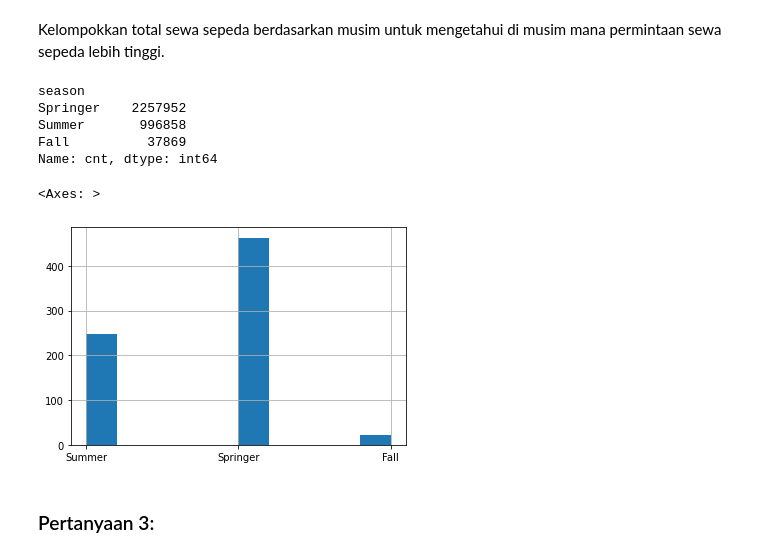
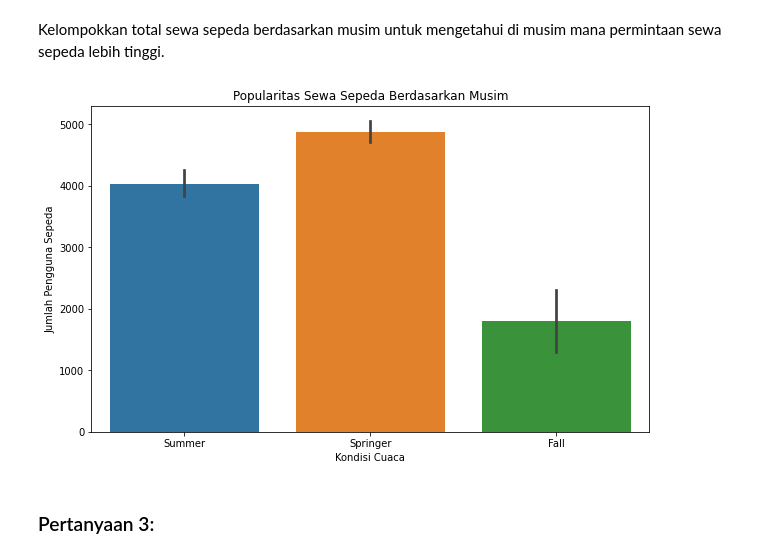
Before and after one commit to inspirasiprogrammer/BikeShareDataset, a Jupyter notebook: notebook.ipynb, the cells around one changed output. Saved outputs shown, nothing was run; the diff lists cells and outputs as text; code cells hidden in the pictures.

```diff
--- a/notebook.ipynb
+++ b/notebook.ipynb
@@ -232,23 +232,19 @@ day_df["season"] = day_df["weathersit"].apply(lambda x: "Springer" if x == 1 els
 
 # Menerapkan logika kondisional menggunakan fungsi lambda pada kolom 'weathersit' untuk menentukan musim berdasarkan nilai dalam kolom tersebut.
 # Jika nilai 'weathersit' adalah 1, maka musim dianggap sebagai "Springer", jika 2, maka "Summer", jika 3, maka "Fall", dan jika tidak ada yang sesuai, musim dianggap sebagai "Winter".
-
-# Melakukan pengelompokan berdasarkan kolom 'season' dan menjumlahkan total 'cnt' untuk setiap musim, kemudian menyusun hasil pengelompokan secara menurun
-day_df.groupby(by="season").cnt.sum().sort_values(ascending=False)
-
-# Menggunakan fungsi groupby untuk mengelompokkan data berdasarkan kolom 'season', kemudian menjumlahkan total 'cnt' (jumlah penggunaan sepeda) untuk setiap musim.
-# Fungsi sort_values(ascending=False) digunakan untuk menyusun hasil pengelompokan secara menurun (descending), sehingga musim dengan jumlah penggunaan sepeda tertinggi akan muncul terlebih dahulu.
-# %% [output]
-season
-Springer    2257952
-Summer       996858
-Fall          37869
-Name: cnt, dtype: int64
-# %%
-day_df.season.hist()
-# %% [output]
-<Axes: >
-[figure, removed]
+# %%
+plt.figure(figsize=(10,6))
+sns.barplot(
+    x='season',
+    y='cnt',
+    data=day_df)
+
+plt.title('Popularitas Sewa Sepeda Berdasarkan Musim')
+plt.xlabel('Kondisi Cuaca')
+plt.ylabel('Jumlah Pengguna Sepeda')
+plt.show()
+# %% [output]
+[figure, added]
 # %% [markdown]
 ### Pertanyaan 3:
 # %% [markdown]
```
Also changed, not shown: parts of 2 cells of this notebook.
